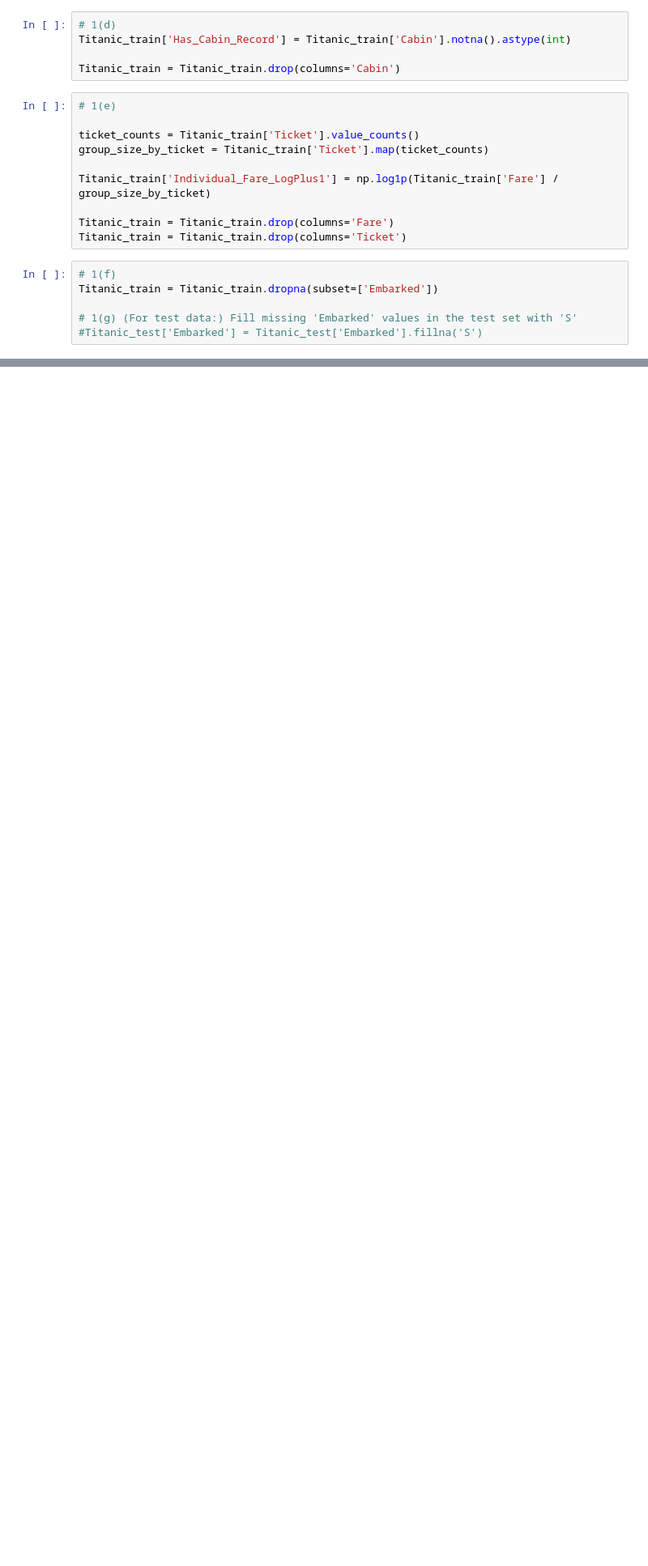
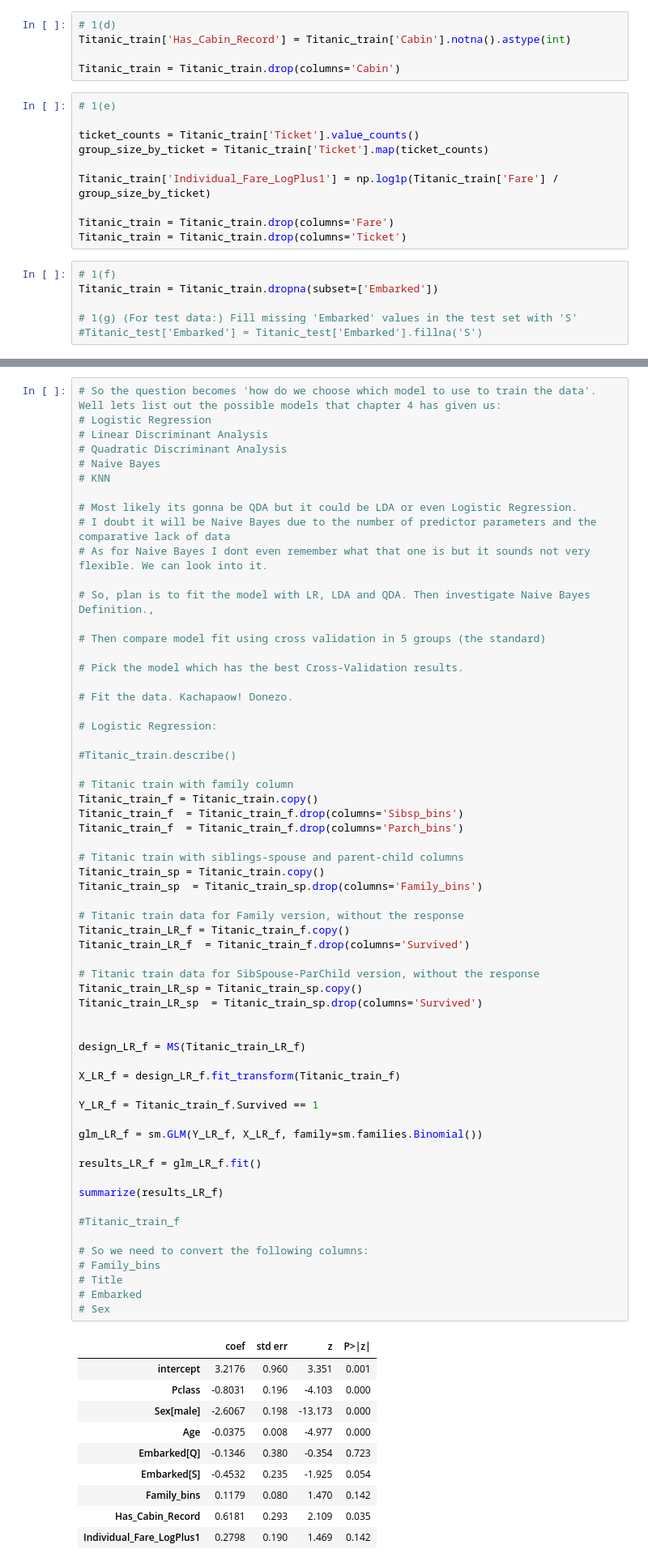
Before and after one commit to Mescoman/Titanic_Kaggle, a Jupyter notebook: Titanic_Notebook_EDA_cleaner.ipynb, the cells around one changed output, grey strips where cells are left out. Shown at 81% size. Saved outputs shown, nothing was run; the diff lists cells and outputs as text; blank space fills up the shorter version.

```diff
--- a/Titanic_Notebook_EDA_cleaner.ipynb
+++ b/Titanic_Notebook_EDA_cleaner.ipynb
@@ -173,0 +183,72 @@ Titanic_train
+# %%
+# So the question becomes 'how do we choose which model to use to train the data'. Well lets list out the possible models that chapter 4 has given us:
+# Logistic Regression
+# Linear Discriminant Analysis
+# Quadratic Discriminant Analysis
+# Naive Bayes
+# KNN
+
+# Most likely its gonna be QDA but it could be LDA or even Logistic Regression.
+# I doubt it will be Naive Bayes due to the number of predictor parameters and the comparative lack of data
+# As for Naive Bayes I dont even remember what that one is but it sounds not very flexible. We can look into it.
+
+# So, plan is to fit the model with LR, LDA and QDA. Then investigate Naive Bayes Definition.,
+
+# Then compare model fit using cross validation in 5 groups (the standard)
+
+# Pick the model which has the best Cross-Validation results.
+
+# Fit the data. Kachapaow! Donezo.
+
+# Logistic Regression:
+
+#Titanic_train.describe()
+
+# Titanic train with family column
+Titanic_train_f = Titanic_train.copy()
+Titanic_train_f  = Titanic_train_f.drop(columns='Sibsp_bins')
+Titanic_train_f  = Titanic_train_f.drop(columns='Parch_bins')
+
+# Titanic train with siblings-spouse and parent-child columns
+Titanic_train_sp = Titanic_train.copy()
+Titanic_train_sp  = Titanic_train_sp.drop(columns='Family_bins')
+
+# Titanic train data for Family version, without the response
+Titanic_train_LR_f = Titanic_train_f.copy()
+Titanic_train_LR_f  = Titanic_train_f.drop(columns='Survived')
+
+# Titanic train data for SibSpouse-ParChild version, without the response
+Titanic_train_LR_sp = Titanic_train_sp.copy()
+Titanic_train_LR_sp  = Titanic_train_sp.drop(columns='Survived')
+
+
+design_LR_f = MS(Titanic_train_LR_f)
+
+X_LR_f = design_LR_f.fit_transform(Titanic_train_f)
+
+Y_LR_f = Titanic_train_f.Survived == 1
+
+glm_LR_f = sm.GLM(Y_LR_f, X_LR_f, family=sm.families.Binomial())
+
+results_LR_f = glm_LR_f.fit()
+
+summarize(results_LR_f)
+
+#Titanic_train_f
+
+# So we need to convert the following columns:
+# Family_bins
+# Title
+# Embarked
+# Sex
+# %% [output]
+|  | coef | std err | z | P>|z| |
+| intercept | 3.2176 | 0.960 | 3.351 | 0.001 |
+| Pclass | -0.8031 | 0.196 | -4.103 | 0.000 |
+| Sex[male] | -2.6067 | 0.198 | -13.173 | 0.000 |
+| Age | -0.0375 | 0.008 | -4.977 | 0.000 |
+| Embarked[Q] | -0.1346 | 0.380 | -0.354 | 0.723 |
+| Embarked[S] | -0.4532 | 0.235 | -1.925 | 0.054 |
+| Family_bins | 0.1179 | 0.080 | 1.470 | 0.142 |
+| Has_Cabin_Record | 0.6181 | 0.293 | 2.109 | 0.035 |
+| Individual_Fare_LogPlus1 | 0.2798 | 0.190 | 1.469 | 0.142 |
```
Also changed, not shown: parts of 9 cells of this notebook.
